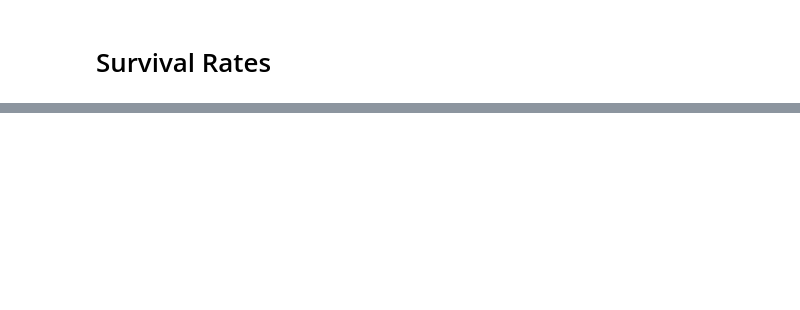
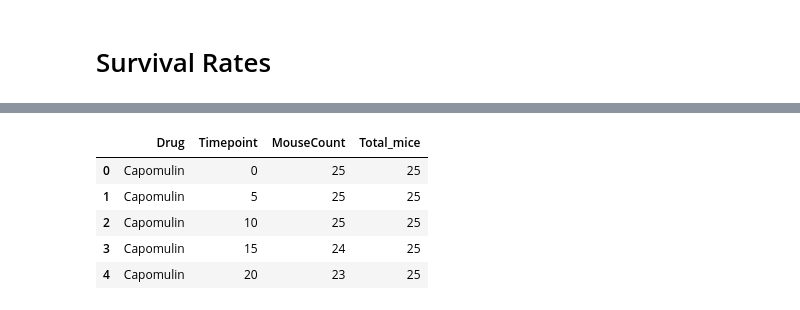
Before and after one commit to v33na/matplotlib-challenge., a Jupyter notebook: Pymaceuticals/Pymaceuticals.ipynb, the cells around one changed output, grey strips where cells are left out. Cells and saved outputs as stored; diff of their text form; code cells hidden in the pictures; blank space fills up the shorter version.

```diff
--- a/Pymaceuticals/Pymaceuticals.ipynb
+++ b/Pymaceuticals/Pymaceuticals.ipynb
@@ -238,0 +250,11 @@ plt.show()
+# %%
+#merge the table with the original total mouse count with survival_drug
+merge_survival = pd.merge(survival, orig_mice, on="Drug")
+merge_survival.head()
+# %% [output]
+|  | Drug | Timepoint | MouseCount | Total_mice |
+| 0 | Capomulin | 0 | 25 | 25 |
+| 1 | Capomulin | 5 | 25 | 25 |
+| 2 | Capomulin | 10 | 25 | 25 |
+| 3 | Capomulin | 15 | 24 | 25 |
+| 4 | Capomulin | 20 | 23 | 25 |
```
Also changed, not shown: parts of 9 cells of this notebook.
